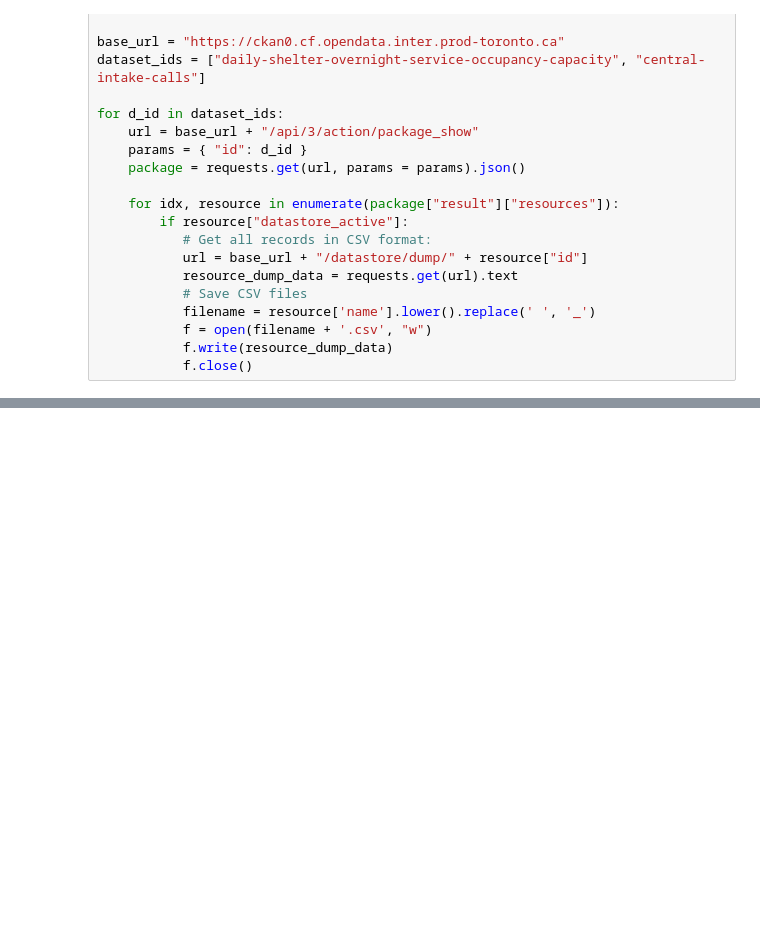
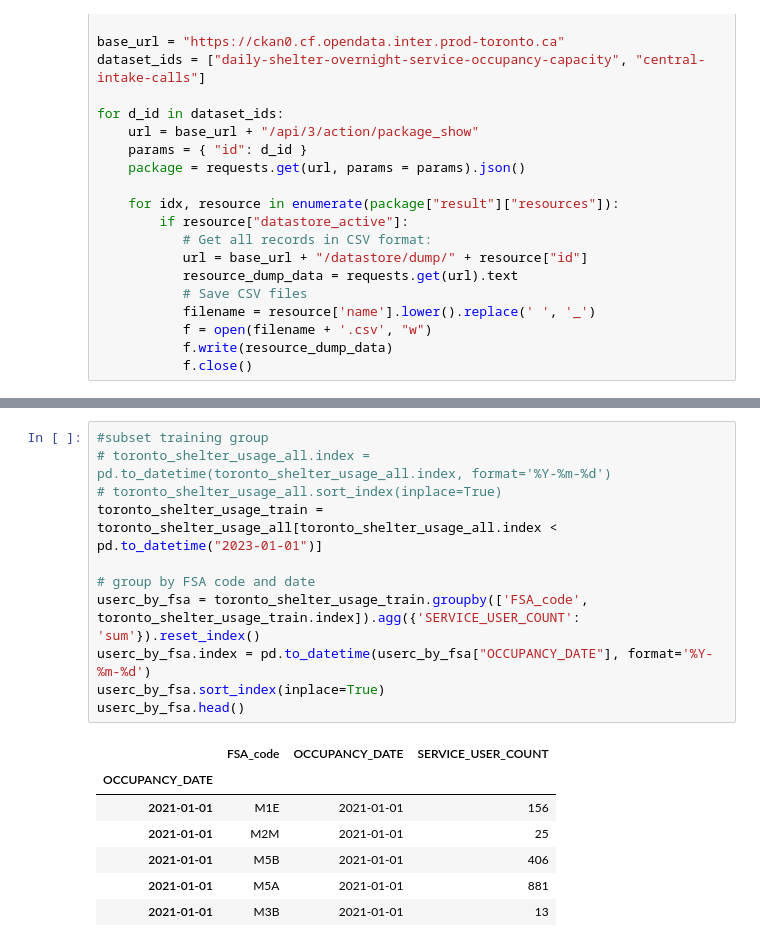
Before and after one commit to KevinLiTian/FORECASTLES, a Jupyter notebook: timeseries_model/timeseries_data_exploration.ipynb, the cells around one changed output, grey strips where cells are left out. Drawn from its saved outputs; the diff is of its cells as text; blank space fills up the shorter version.

```diff
--- a/timeseries_model/timeseries_data_exploration.ipynb
+++ b/timeseries_model/timeseries_data_exploration.ipynb
@@ -46,0 +108,19 @@ shelter_use_combined = pd.concat([shelter_use2023, shelter_use2022, shelter_use2
+# %%
+#subset training group
+# toronto_shelter_usage_all.index = pd.to_datetime(toronto_shelter_usage_all.index, format='%Y-%m-%d')
+# toronto_shelter_usage_all.sort_index(inplace=True)
+toronto_shelter_usage_train = toronto_shelter_usage_all[toronto_shelter_usage_all.index < pd.to_datetime("2023-01-01")]
+
+# group by FSA code and date
+userc_by_fsa = toronto_shelter_usage_train.groupby(['FSA_code', toronto_shelter_usage_train.index]).agg({'SERVICE_USER_COUNT': 'sum'}).reset_index()
+userc_by_fsa.index = pd.to_datetime(userc_by_fsa["OCCUPANCY_DATE"], format='%Y-%m-%d')
+userc_by_fsa.sort_index(inplace=True)
+userc_by_fsa.head()
+# %% [output]
+|  | FSA_code | OCCUPANCY_DATE | SERVICE_USER_COUNT |
+| OCCUPANCY_DATE |  |  |  |
+| 2021-01-01 | M1E | 2021-01-01 | 156 |
+| 2021-01-01 | M2M | 2021-01-01 | 25 |
+| 2021-01-01 | M5B | 2021-01-01 | 406 |
+| 2021-01-01 | M5A | 2021-01-01 | 881 |
+| 2021-01-01 | M3B | 2021-01-01 | 13 |
```
Also changed, not shown: parts of 12 cells of this notebook, 1 other file.
